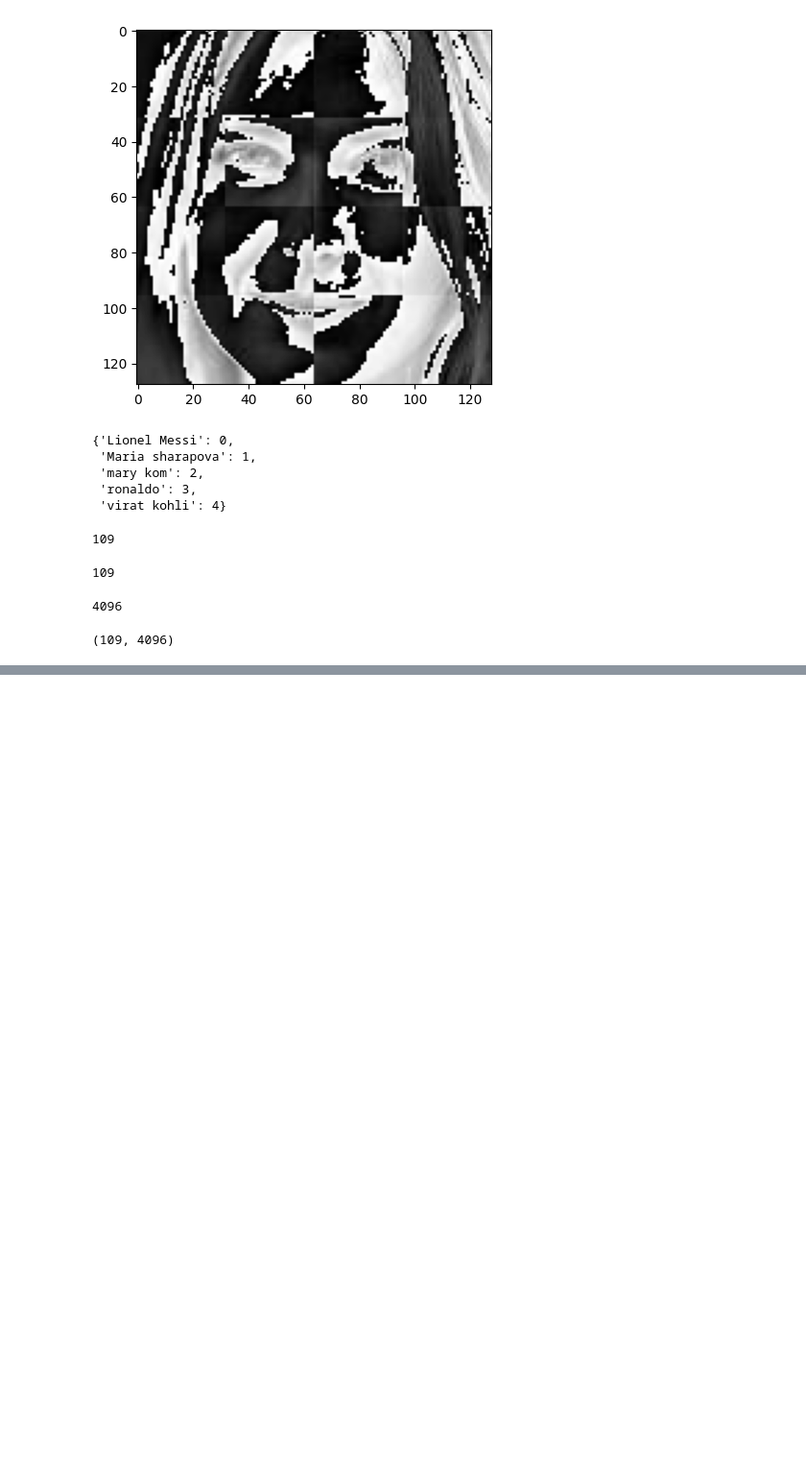
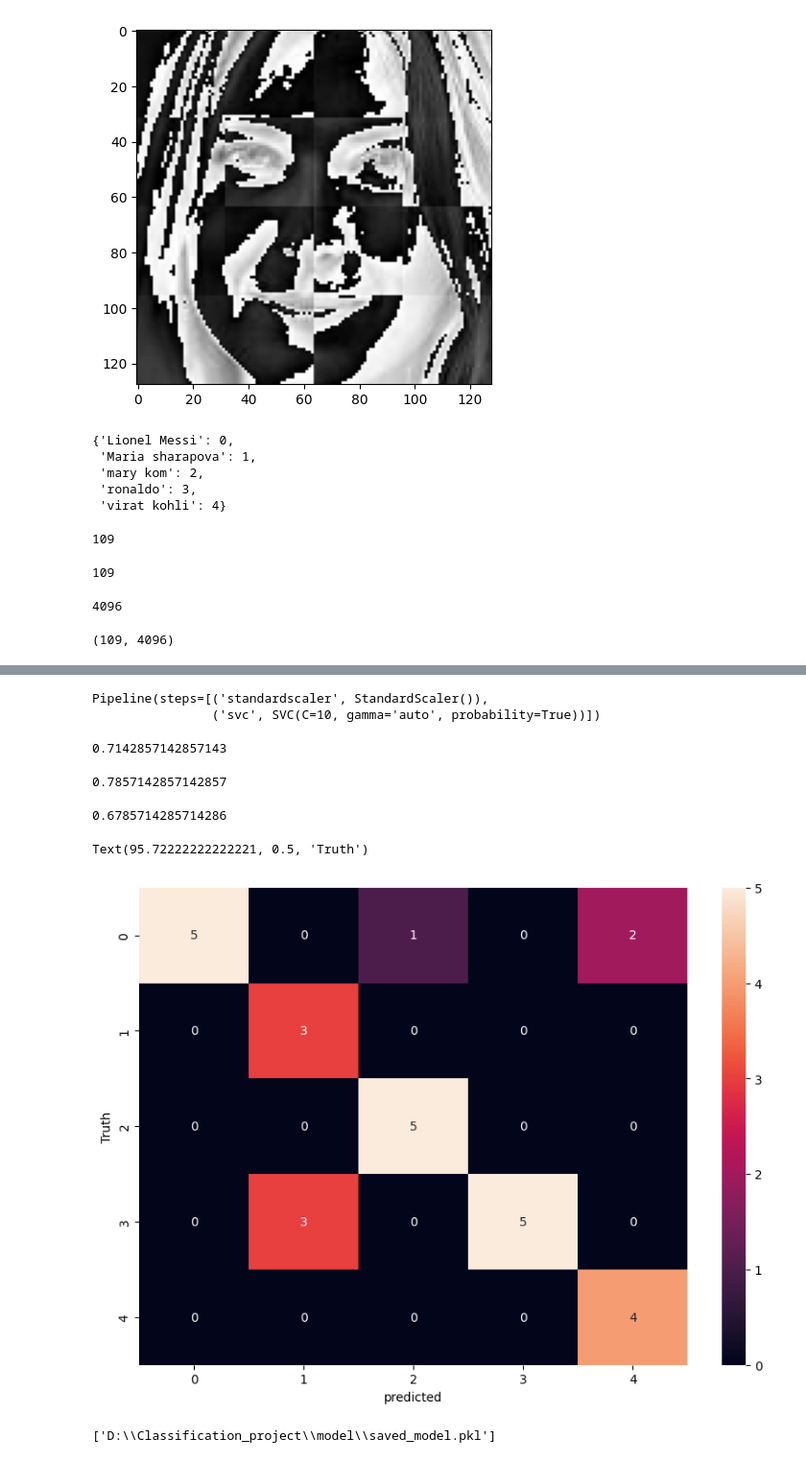
Before and after one commit to gurleenkaurbali19/Image-Classification-model, a Jupyter notebook: model/classifier_model.ipynb, the cells around one changed output, grey strips where cells are left out. Shown at 96% size. Saved outputs shown, nothing was run; the diff lists cells and outputs as text; code cells hidden in the pictures; blank space fills up the shorter version.

Commit message:
model training and hyperparameter tuning

```diff
--- a/model/classifier_model.ipynb
+++ b/model/classifier_model.ipynb
@@ -301,0 +321,4 @@ x.shape
+# %%
+pipe=Pipeline([('scaler',StandardScaler()),('svc',SVC(kernel="rbf",C=10))])
+# %%
+pipe.fit(X_train,y_train)
@@ -301,0 +370,16 @@ x.shape
+# %%
+scores = []
+best_estimators = {}
+import pandas as pd
+for algo, mp in model_params.items():
+    pipe = make_pipeline(StandardScaler(), mp['model'])
+    clf =  GridSearchCV(pipe, mp['params'], cv=5, return_train_score=False) #validation set
+    clf.fit(X_train, y_train)
+    scores.append({
+    'model': algo,
+    'best_score': clf.best_score_,
+    'best_params': clf.best_params_
+    })
+    best_estimators[algo] = clf.best_estimator_
+df = pd.DataFrame(scores,columns=['model','best_score','best_params'])
+df
@@ -301,0 +403,33 @@ x.shape
+# %%
+best_estimators["svm"]
+# %% [output]
+Pipeline(steps=[('standardscaler', StandardScaler()),
+                ('svc', SVC(C=10, gamma='auto', probability=True))])
+# %%
+best_estimators["logistic_regression"].score(X_test,y_test)
+# %% [output]
+0.7142857142857143
+# %%
+best_estimators["svm"].score(X_test,y_test)
+# %% [output]
+0.7857142857142857
+# %%
+best_estimators["random_forest"].score(X_test,y_test)
+# %% [output]
+0.6785714285714286
+# %%
+best_clf=best_estimators["svm"]
+# %%
+cm=confusion_matrix(y_test,best_clf.predict(X_test))
+plt.figure(figsize=(10,7))
+sns.heatmap(cm,annot=True)
+plt.xlabel("predicted")
+plt.ylabel("Truth")
+# %% [output]
+Text(95.72222222222221, 0.5, 'Truth')
+[figure, added]
+# %%
+model_path = os.path.join(R"D:\Classification_project\model", 'saved_model.pkl')
+joblib.dump(best_clf,model_path)
+# %% [output]
+['D:\\Classification_project\\model\\saved_model.pkl']
```
Also changed, not shown: parts of 14 cells of this notebook, 2 other files.
